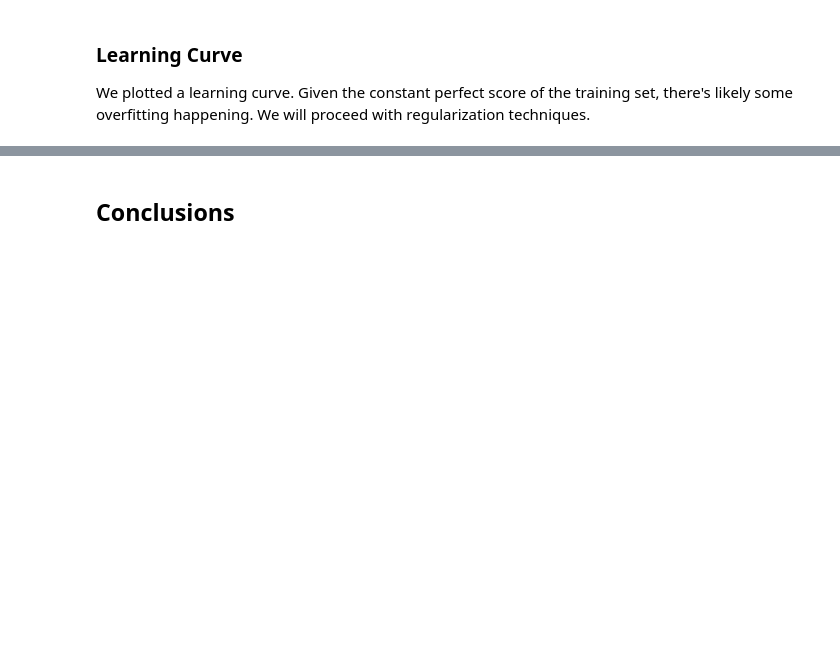
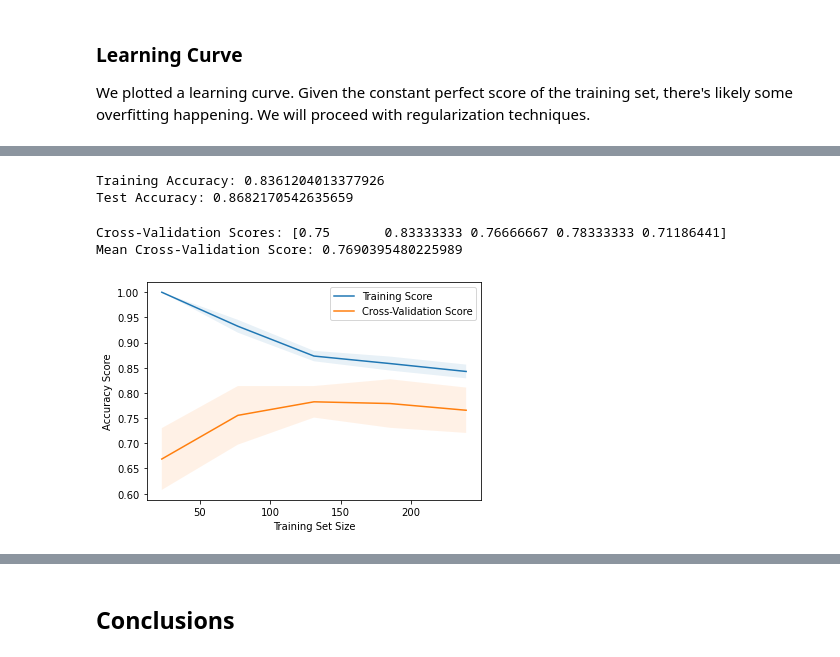
Before and after one commit to chrismiley87/capstone, a Jupyter notebook: election_data.ipynb, the cells around one changed output, grey strips where cells are left out. Saved outputs shown, nothing was run; the diff lists cells and outputs as text; code cells hidden in the pictures; blank space fills up the shorter version.

```diff
--- a/election_data.ipynb
+++ b/election_data.ipynb
@@ -1244,0 +1369,49 @@ Please also refer to the documentation for alternative solver options:
+# %%
+#find the train prediction
+y_train_pred = model.predict(X_train)
+
+
+#performance metrics
+train_accuracy = accuracy_score(y_train, y_train_pred)
+test_accuracy = accuracy_score(y_test, y_pred)
+
+#print results to check for fitting
+print("Training Accuracy:", train_accuracy)
+print("Test Accuracy:", test_accuracy)
+# %% [output]
+Training Accuracy: 0.8361204013377926
+Test Accuracy: 0.8682170542635659
+# %%
+#create a StratifiedKFold object
+strat_k_fold = StratifiedKFold(n_splits=5)
+
+#5-fold cross-validation
+cv_scores = cross_val_score(model, X_train, y_train, cv=strat_k_fold)
+
+#display results
+print("Cross-Validation Scores:", cv_scores)
+print("Mean Cross-Validation Score:", cv_scores.mean())
+# %% [output]
+Cross-Validation Scores: [0.75       0.83333333 0.76666667 0.78333333 0.71186441]
+Mean Cross-Validation Score: 0.7690395480225989
+# %%
+#create a learning curve
+train_sizes, train_scores, test_scores = learning_curve(model, X_train, y_train, cv=strat_k_fold)
+
+#calculate mean and standard deviation
+train_mean = train_scores.mean(axis=1)
+train_std = train_scores.std(axis=1)
+test_mean = test_scores.mean(axis=1)
+test_std = test_scores.std(axis=1)
+
+#plot learning curves
+plt.plot(train_sizes, train_mean, label="Training Score")
+plt.plot(train_sizes, test_mean, label="Cross-Validation Score")
+plt.fill_between(train_sizes, train_mean - train_std, train_mean + train_std, alpha=0.1)
+plt.fill_between(train_sizes, test_mean - test_std, test_mean + test_std, alpha=0.1)
+plt.xlabel("Training Set Size")
+plt.ylabel("Accuracy Score")
+plt.legend()
+plt.show()
+# %% [output]
+[figure, added]
```
Also changed, not shown: parts of 33 cells of this notebook.
